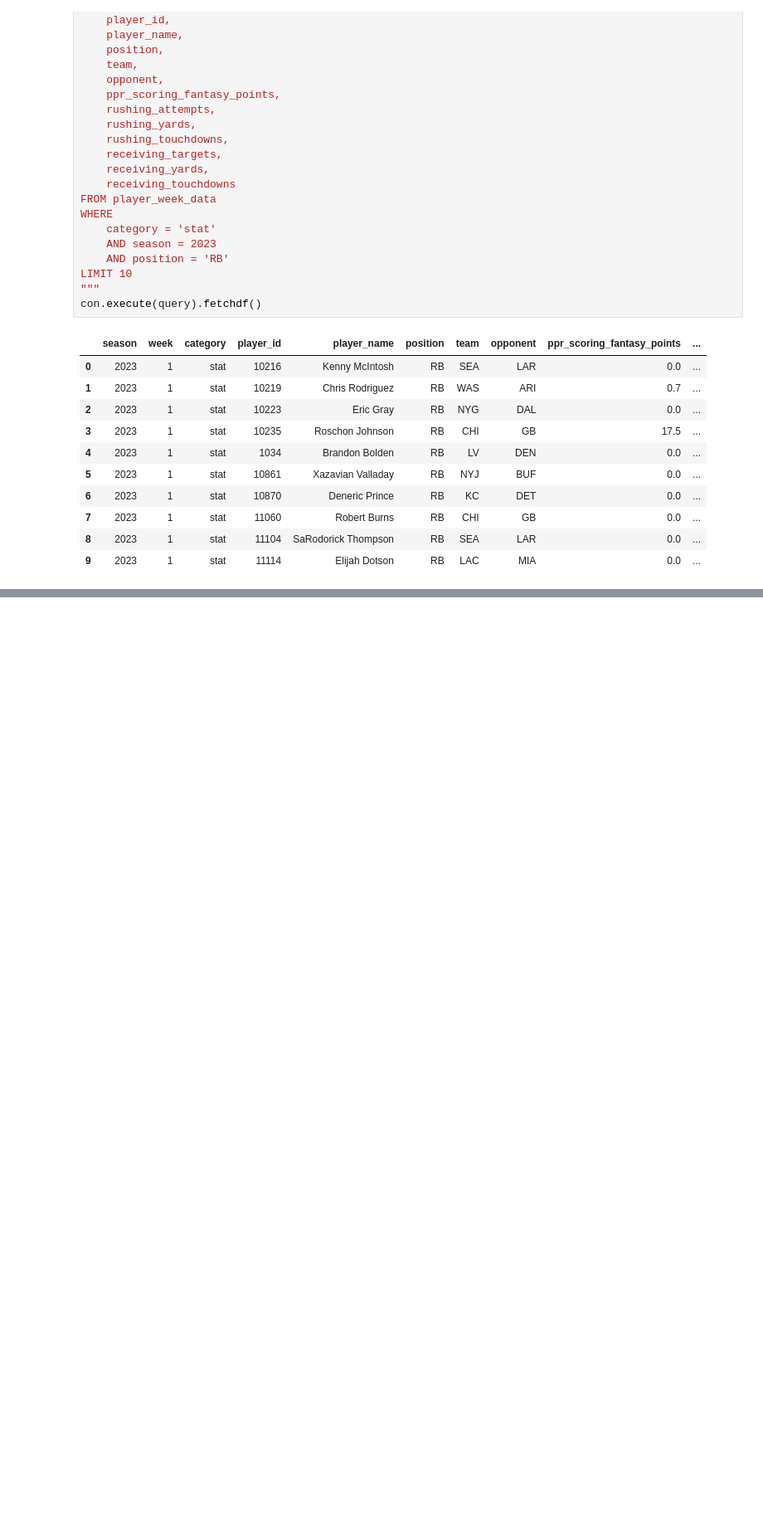
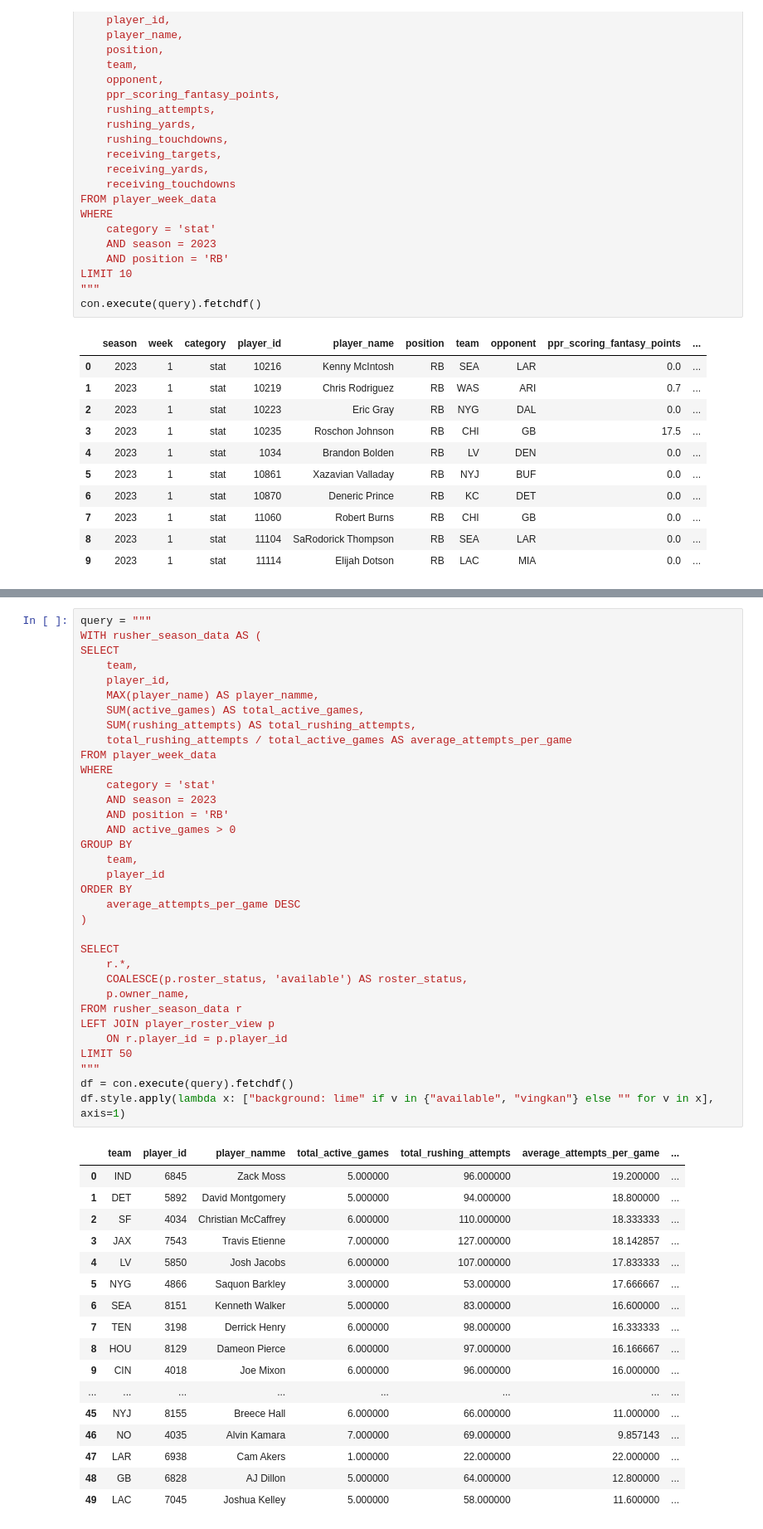
Before and after one commit to vingkan/fantasy-data-pond, a Jupyter notebook: notebooks/running_back_analysis.ipynb, the cells around one changed output, grey strips where cells are left out. Shown: that part at 83% size. Drawn from its saved outputs; the diff is of its cells as text; blank space fills up the shorter version.

Commit message:
Refresh roster and finish running back analysis.

```diff
--- a/notebooks/running_back_analysis.ipynb
+++ b/notebooks/running_back_analysis.ipynb
@@ -138,0 +280,52 @@ con.execute(query).fetchdf()
+# %%
+query = """
+WITH rusher_season_data AS (
+SELECT
+    team,
+    player_id,
+    MAX(player_name) AS player_namme,
+    SUM(active_games) AS total_active_games,
+    SUM(rushing_attempts) AS total_rushing_attempts,
+    total_rushing_attempts / total_active_games AS average_attempts_per_game
+FROM player_week_data
+WHERE
+    category = 'stat'
+    AND season = 2023
+    AND position = 'RB'
+    AND active_games > 0
+GROUP BY
+    team,
+    player_id
+ORDER BY
+    average_attempts_per_game DESC
+)
+
+SELECT
+    r.*,
+    COALESCE(p.roster_status, 'available') AS roster_status,
+    p.owner_name,
+FROM rusher_season_data r
+LEFT JOIN player_roster_view p
+    ON r.player_id = p.player_id
+LIMIT 50
+"""
+df = con.execute(query).fetchdf()
+df.style.apply(lambda x: ["background: lime" if v in {"available", "vingkan"} else "" for v in x], axis=1)
+# %% [output]
+|  | team | player_id | player_namme | total_active_games | total_rushing_attempts | average_attempts_per_game | ... |
+| 0 | IND | 6845 | Zack Moss | 5.000000 | 96.000000 | 19.200000 | ... |
+| 1 | DET | 5892 | David Montgomery | 5.000000 | 94.000000 | 18.800000 | ... |
+| 2 | SF | 4034 | Christian McCaffrey | 6.000000 | 110.000000 | 18.333333 | ... |
+| 3 | JAX | 7543 | Travis Etienne | 7.000000 | 127.000000 | 18.142857 | ... |
+| 4 | LV | 5850 | Josh Jacobs | 6.000000 | 107.000000 | 17.833333 | ... |
+| 5 | NYG | 4866 | Saquon Barkley | 3.000000 | 53.000000 | 17.666667 | ... |
+| 6 | SEA | 8151 | Kenneth Walker | 5.000000 | 83.000000 | 16.600000 | ... |
+| 7 | TEN | 3198 | Derrick Henry | 6.000000 | 98.000000 | 16.333333 | ... |
+| 8 | HOU | 8129 | Dameon Pierce | 6.000000 | 97.000000 | 16.166667 | ... |
+| 9 | CIN | 4018 | Joe Mixon | 6.000000 | 96.000000 | 16.000000 | ... |
+| ... | ... | ... | ... | ... | ... | ... | ... |
+| 45 | NYJ | 8155 | Breece Hall | 6.000000 | 66.000000 | 11.000000 | ... |
+| 46 | NO | 4035 | Alvin Kamara | 7.000000 | 69.000000 | 9.857143 | ... |
+| 47 | LAR | 6938 | Cam Akers | 1.000000 | 22.000000 | 22.000000 | ... |
+| 48 | GB | 6828 | AJ Dillon | 5.000000 | 64.000000 | 12.800000 | ... |
+| 49 | LAC | 7045 | Joshua Kelley | 5.000000 | 58.000000 | 11.600000 | ... |
```
Also changed, not shown: parts of 6 cells of this notebook, 1 other file.
